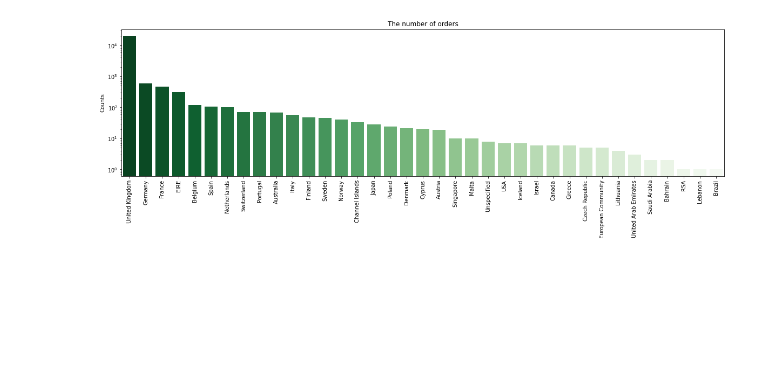
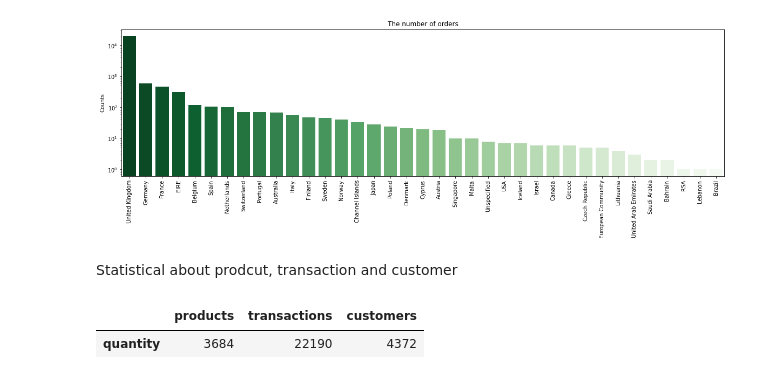
Before and after one commit to vukhanh09/customer_segmentation, a Jupyter notebook: src/EDA/eda_feature.ipynb, the cells around one changed output. Drawn from its saved outputs; the diff is of its cells as text; code cells hidden in the pictures; blank space fills up the shorter version.

```diff
--- a/src/EDA/eda_feature.ipynb
+++ b/src/EDA/eda_feature.ipynb
@@ -26,7 +30,7 @@ countries = data_country['Country'].value_counts()
 import plotly.graph_objs as go
 from plotly.offline import init_notebook_mode,iplot
 # %%
-data = dict(type='choropleth',
+country_plot = dict(type='choropleth',
 locations = countries.index,
 locationmode = 'country names', z = countries,
 text = countries.index, colorbar = {'title':'Order number.'},
@@ -40,7 +44,7 @@ reversescale = False)
 layout = dict(title='Number of orders per country',
 geo = dict(showframe = True, projection={'type':'mercator'}))
 #______________
-choromap = go.Figure(data = [data], layout = layout)
+choromap = go.Figure(data = [country_plot], layout = layout)
 iplot(choromap, validate=False)
 # %% [markdown]
 There a amount number of order from UK
@@ -53,3 +66,13 @@ plt.xticks(rotation=90)
 plt.yscale("log")
 # %% [output]
 [figure]
+# %% [markdown]
+Statistical about prodcut, transaction and customer
+# %%
+pd.DataFrame([{'products': len(data['StockCode'].unique()),
+               'transactions': len(data['InvoiceNo'].unique()),
+               'customers': len(data['CustomerID'].unique()),
+              }], columns = ['products', 'transactions', 'customers'], index = ['quantity'])
+# %% [output]
+|  | products | transactions | customers |
+| quantity | 3684 | 22190 | 4372 |
```
Also changed, not shown: parts of 3 cells of this notebook.
